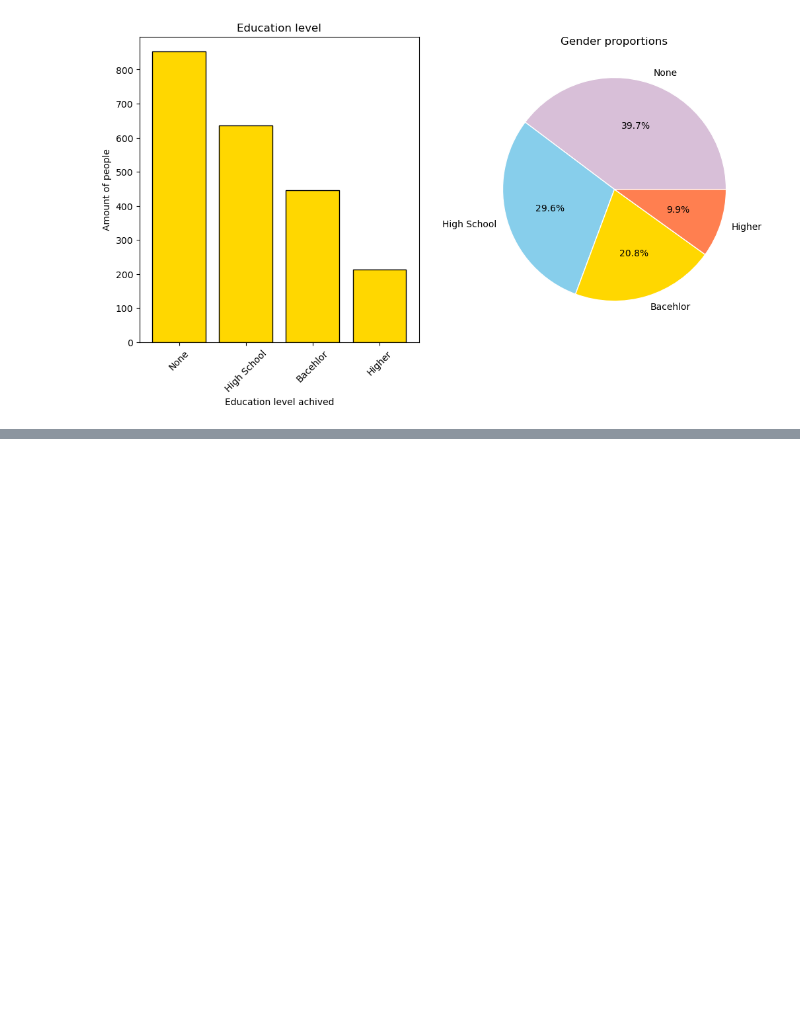
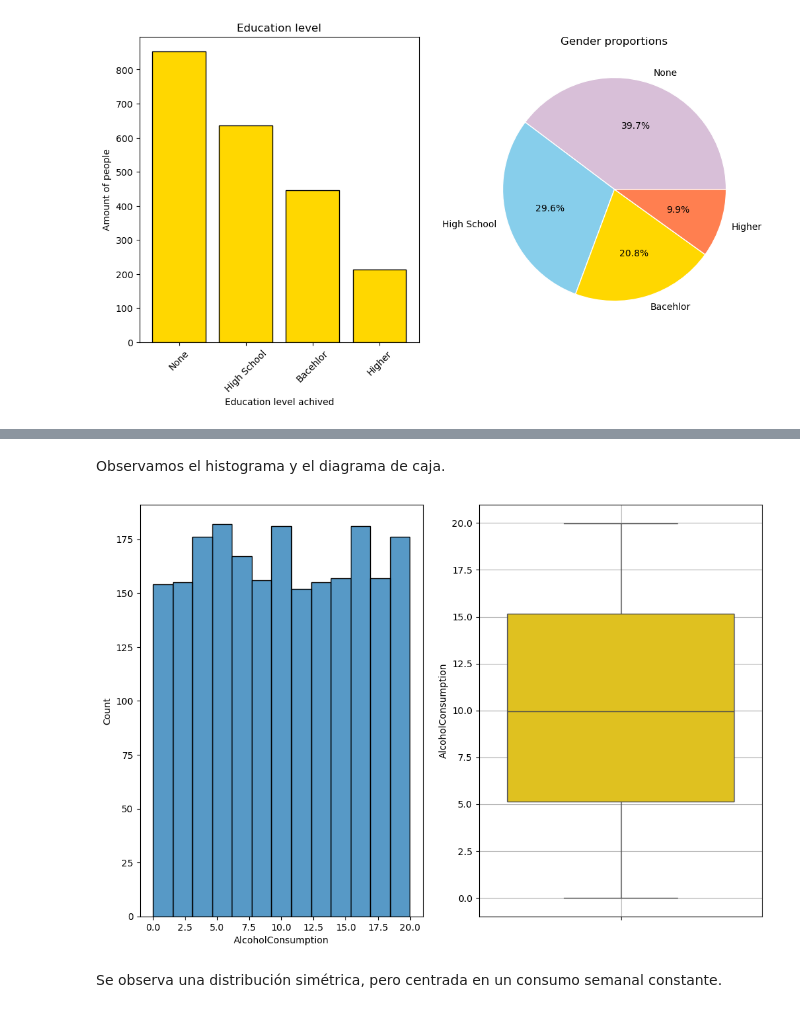
Before and after one commit to fdiezdev/alzheimer-dataset, a Jupyter notebook: main.ipynb, the cells around one changed output, grey strips where cells are left out. Saved outputs shown, nothing was run; the diff lists cells and outputs as text; code cells hidden in the pictures; blank space fills up the shorter version.

```diff
--- a/main.ipynb
+++ b/main.ipynb
@@ -216,0 +353,3 @@ Hasta ahora, a modo de resumen podemos concluir de éste dataset:
+# %%
+alcohol_consumption = df['AlcoholConsumption']
+alcohol_consumption.describe()
@@ -216,0 +370,22 @@ Hasta ahora, a modo de resumen podemos concluir de éste dataset:
+# %% [markdown]
+Observamos el histograma y el diagrama de caja.
+# %%
+plt.figure(figsize=(12,8))
+
+plt.subplot(121)
+sns.histplot(
+    data=alcohol_consumption
+)
+
+plt.subplot(122)
+sns.boxplot(
+    data=alcohol_consumption,
+    color='gold'
+)
+
+plt.grid()
+plt.show()
+# %% [output]
+[figure, added]
+# %% [markdown]
+Se observa una distribución simétrica, pero centrada en un consumo semanal constante.
```
Also changed, not shown: parts of 35 cells of this notebook.
